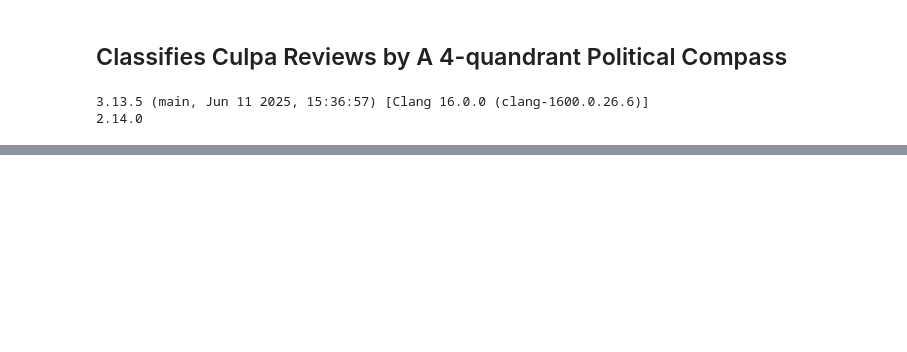
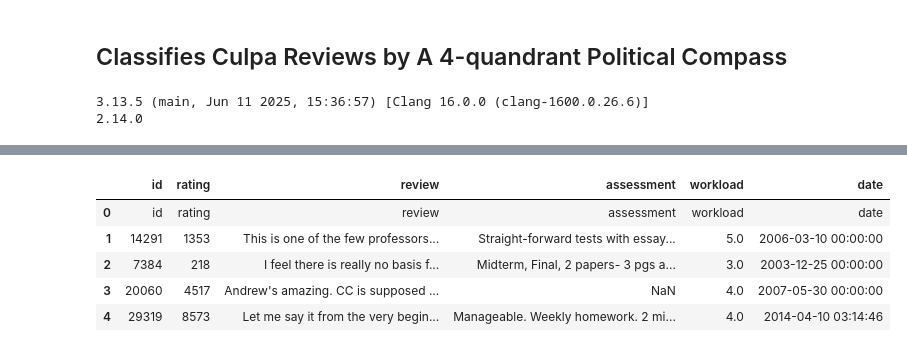
Before and after one commit to bisqueporcelain/culpa-review-classifier, a Jupyter notebook: notebooks/01_zero_shot_exploration.ipynb, the cells around one changed output, grey strips where cells are left out. Cells and saved outputs as stored; diff of their text form; code cells hidden in the pictures; blank space fills up the shorter version.

Commit message:
Fix the rename column glitch, fix the file path so that the csv loads correctly

```diff
--- a/notebooks/01_zero_shot_exploration.ipynb
+++ b/notebooks/01_zero_shot_exploration.ipynb
@@ -30,23 +43,25 @@ sentiment_classifier = pipeline(
 # %%
 # Read in the review sample csv
 cwd = os.getcwd()
-csv_path = os.path.join(cwd, 'review.csv')
+csv_path = os.path.join(cwd, 'data/review_sample.csv')
 
 df = pd.read_csv(csv_path)
 
 # Drop the unecessary information
-df = df.drop(columns = ['5',
-                        '3',
-                        'Unnamed: 3',
-                        'museum project, midterm, final.',
-                        '2000-01-01 00:00:00'])
+df = df.drop(columns=["extra"])   # submitter IPs — never publish
 
 df.loc[-1] = df.columns.to_list()
 df.index = df.index + 1
 
 df = df.sort_index()
-df = df.rename(columns={df.columns[0]: "review", df.columns[1]: "rating"})
 df.head()
+# %% [output]
+|  | id | rating | review | assessment | workload | date |
+| 0 | id | rating | review | assessment | workload | date |
+| 1 | 14291 | 1353 | This is one of the few professors... | Straight-forward tests with essay... | 5.0 | 2006-03-10 00:00:00 |
+| 2 | 7384 | 218 | I feel there is really no basis f... | Midterm, Final, 2 papers- 3 pgs a... | 3.0 | 2003-12-25 00:00:00 |
+| 3 | 20060 | 4517 | Andrew's amazing. CC is supposed ... | NaN | 4.0 | 2007-05-30 00:00:00 |
+| 4 | 29319 | 8573 | Let me say it from the very begin... | Manageable. Weekly homework. 2 mi... | 4.0 | 2014-04-10 03:14:46 |
 # %%
 # Classify the focus (whether the review mainly addresses the quality of the professor or course) via zero-shot classification
 candidate_labels = [
```
Also changed, not shown: parts of 10 cells of this notebook, 3 other files.
